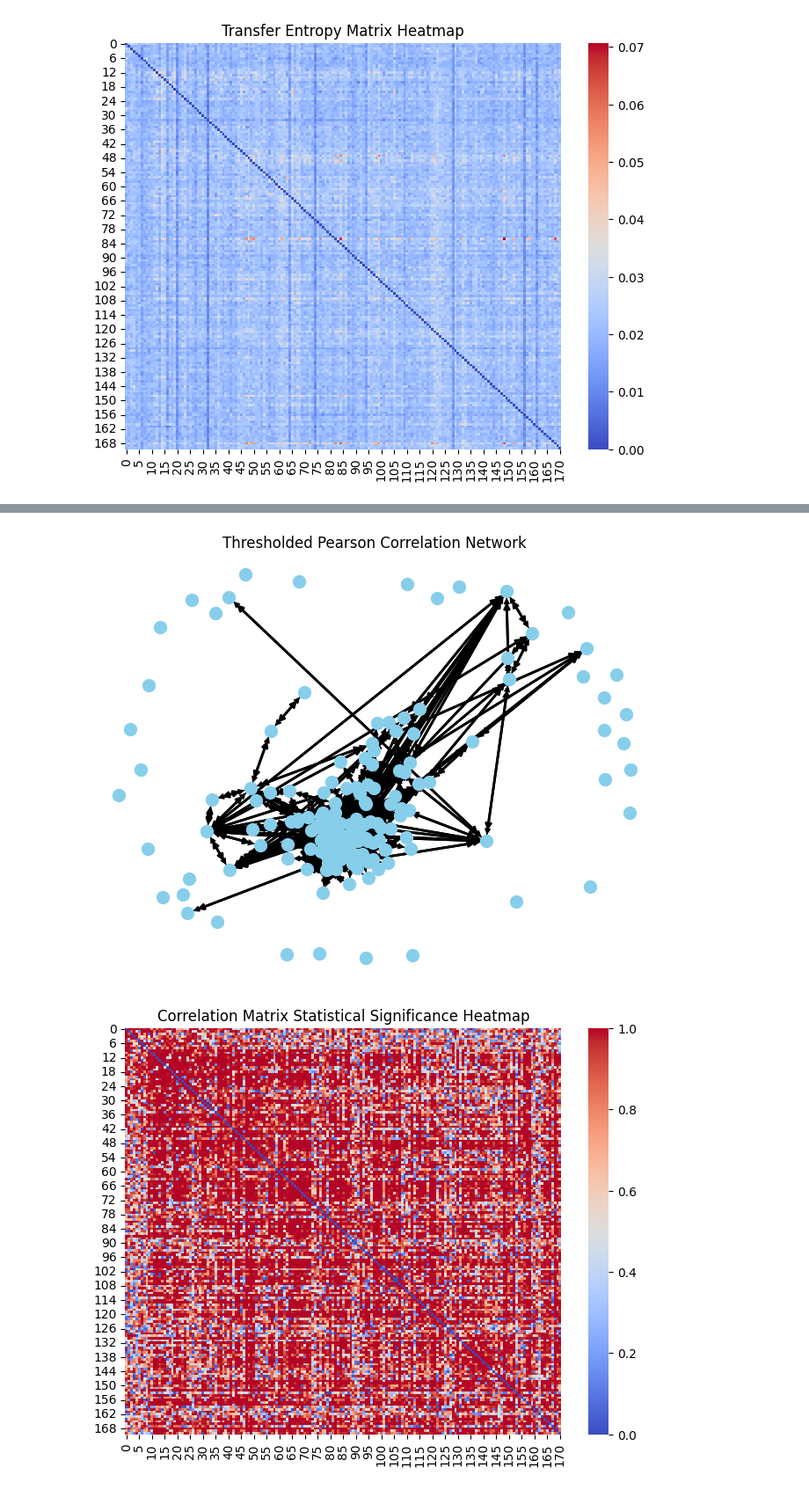
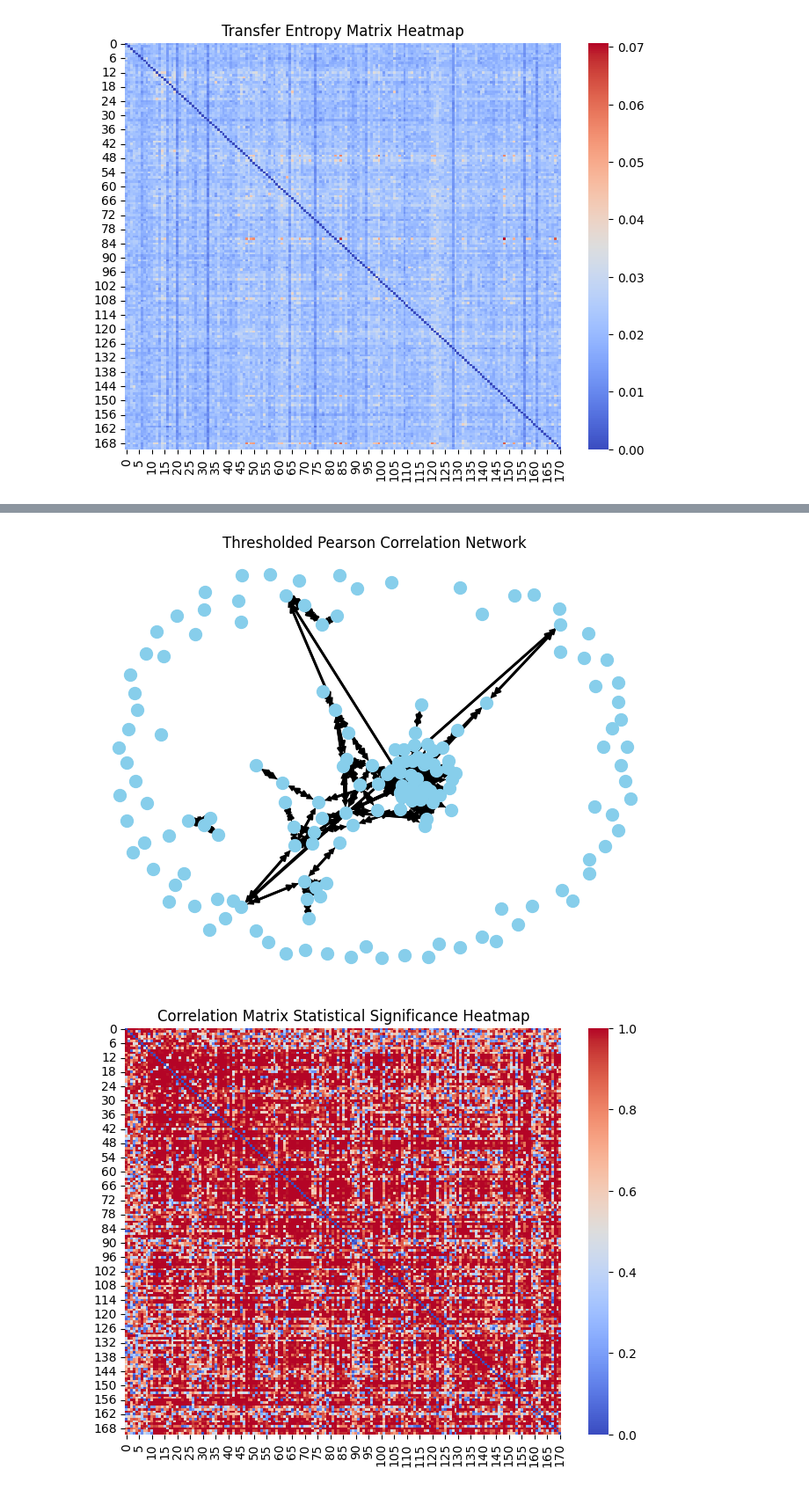
Before and after one commit to c-carolinel/jc, a Jupyter notebook: 1_preprocessing.ipynb, the cells around one changed output, grey strips where cells are left out. Shown at 88% size. Cells and saved outputs as stored; diff of their text form; code cells hidden in the pictures.

```diff
--- a/1_preprocessing.ipynb
+++ b/1_preprocessing.ipynb
@@ -156,31 +156,31 @@ plt.show()
 # %%
 corr_matrix = np.corrcoef(norm_data)
 
 # Remove self-correlations
 np.fill_diagonal(corr_matrix, 0)
 
 # Threshold weak correlations
-threshold = 0.1
+threshold = 0.15
 corr_matrix[np.abs(corr_matrix) < threshold] = 0
 
 # Create undirected weighted graph
 G = nx.from_numpy_array(corr_matrix, create_using=nx.DiGraph)
 
 pos = nx.spring_layout(G, seed=42)
 
 nx.draw(G, pos,
         node_color='skyblue',
         node_size=100)
 
 nx.draw_networkx_edges(G, pos, width=2, edge_color='black')
 
 # edge_labels = nx.get_edge_attributes(G, 'weight')
 # nx.draw_networkx_edge_labels(G, pos) #, edge_labels=edge_labels)
 
 plt.title("Thresholded Pearson Correlation Network")
 plt.show()
 # %% [output]
-[figure, old version]
+[figure, new version]
 # %%
 nx.write_graphml(G, "neurons.graphml")
 # To read back: G = nx.read_graphml("my_graph.graphml")
```
Also changed, not shown: parts of 1 cell of this notebook, 2 other files.
